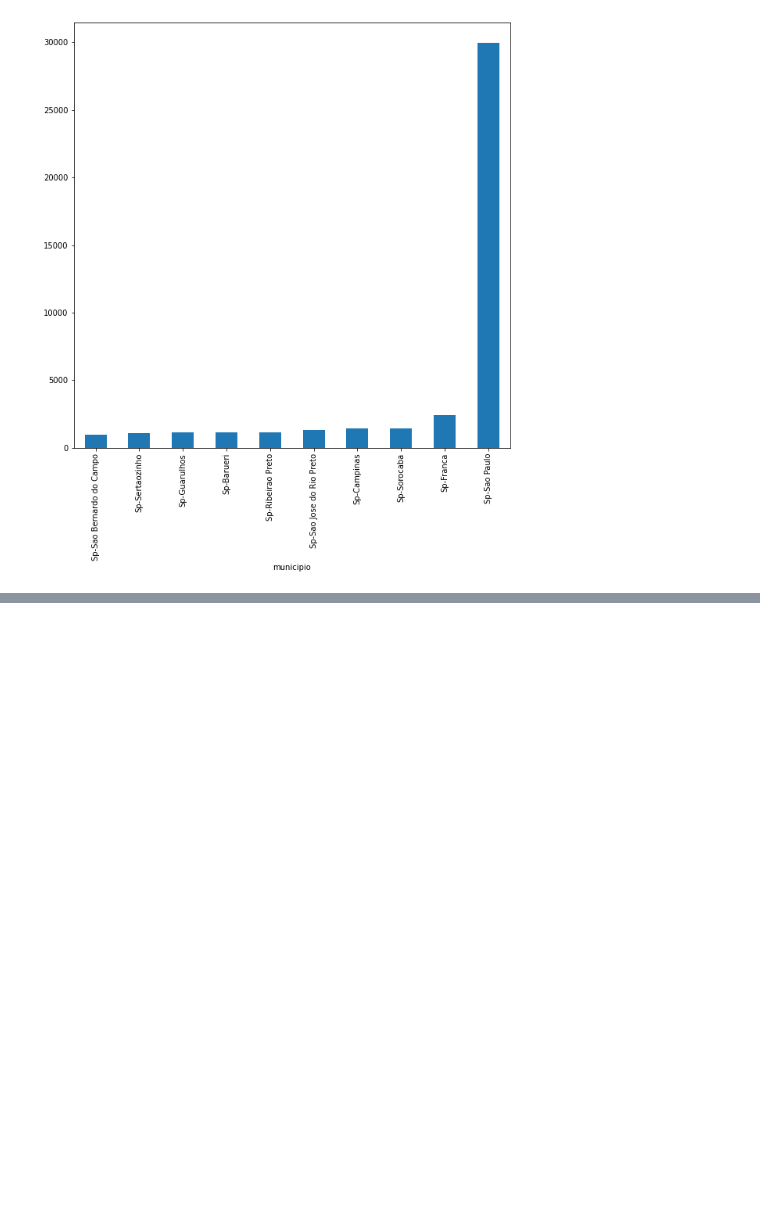
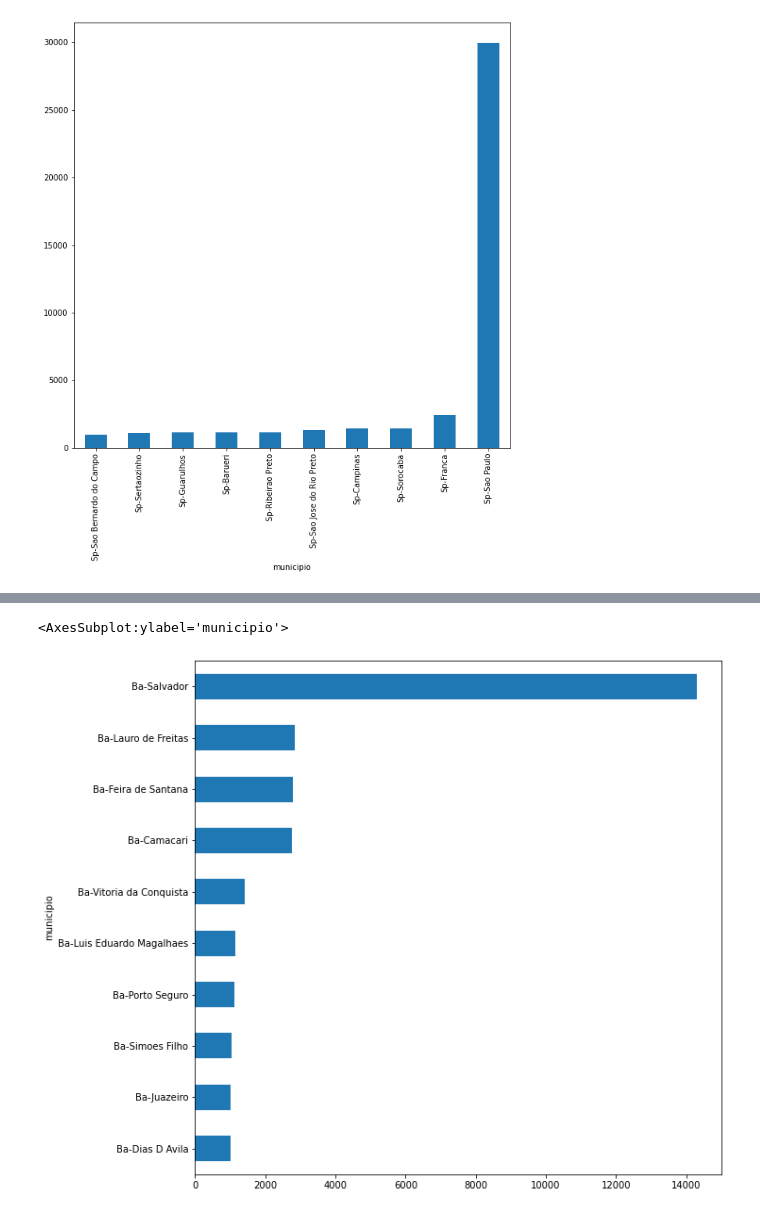
Before and after one commit to edryan25/Analise-Estatistica-Do-Trabalho, a Jupyter notebook: PesqEstatiTrab.ipynb, the cells around one changed output, grey strips where cells are left out. Saved outputs shown, nothing was run; the diff lists cells and outputs as text; code cells hidden in the pictures; blank space fills up the shorter version.

```diff
--- a/PesqEstatiTrab.ipynb
+++ b/PesqEstatiTrab.ipynb
@@ -86,0 +103,7 @@ avp.groupby('municipio')['saldos_jan_2021'].max().sort_values().tail(10).plot(ki
+# %%
+avp=exc1.query('uf=="BA"')  #nomendo a váriavel avp = BA
+avp.groupby('municipio')['desligamentos_jan_2021'].max().sort_values().tail(10).plot(kind='barh',figsize=(10,10))
+#Criando gráfico de barras horizontais que mostra os desligamentos das 10 cidades com maior indice do estado da Bahia, no mês de janeiro.
+# %% [output]
+<AxesSubplot:ylabel='municipio'>
+[figure, added]
```
Also changed, not shown: parts of 4 cells of this notebook.
